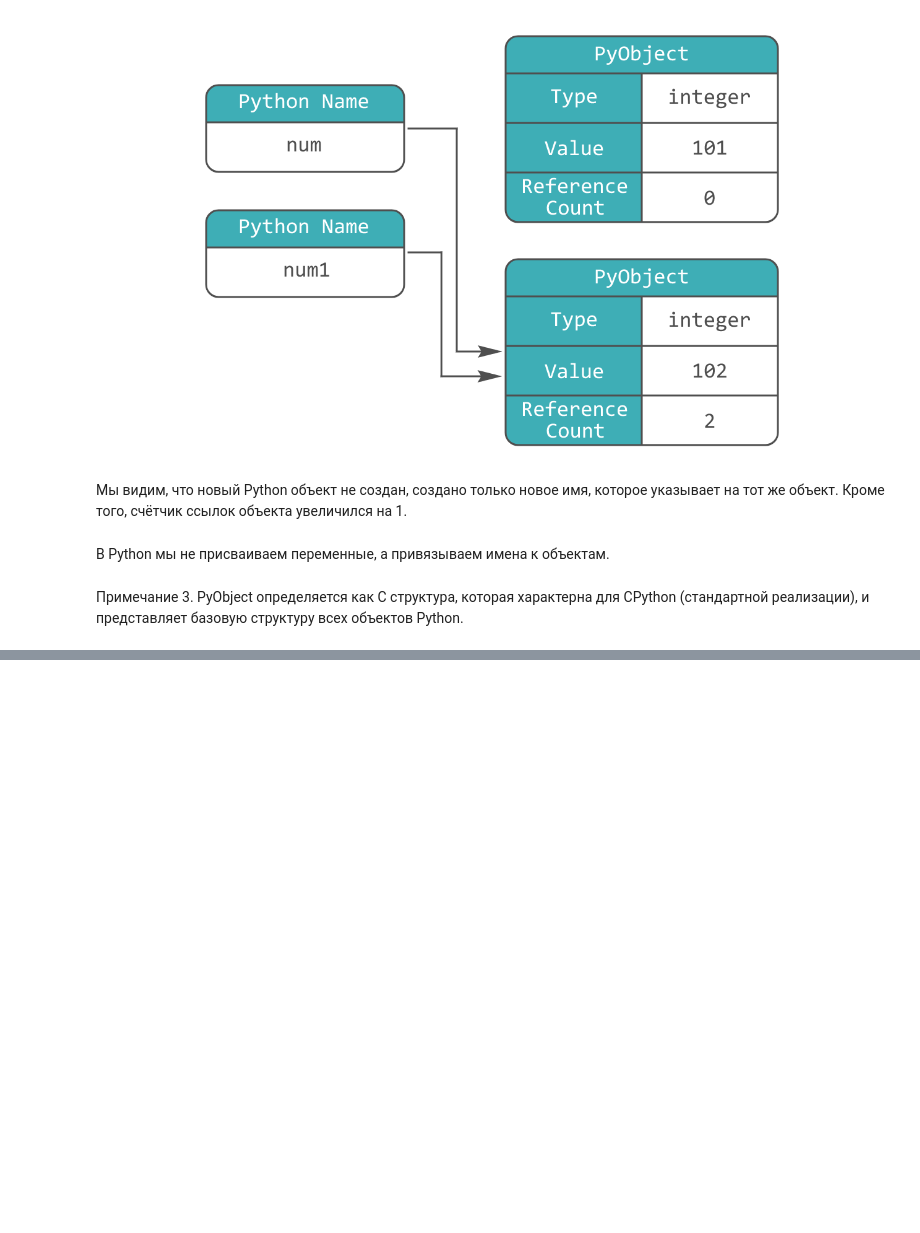
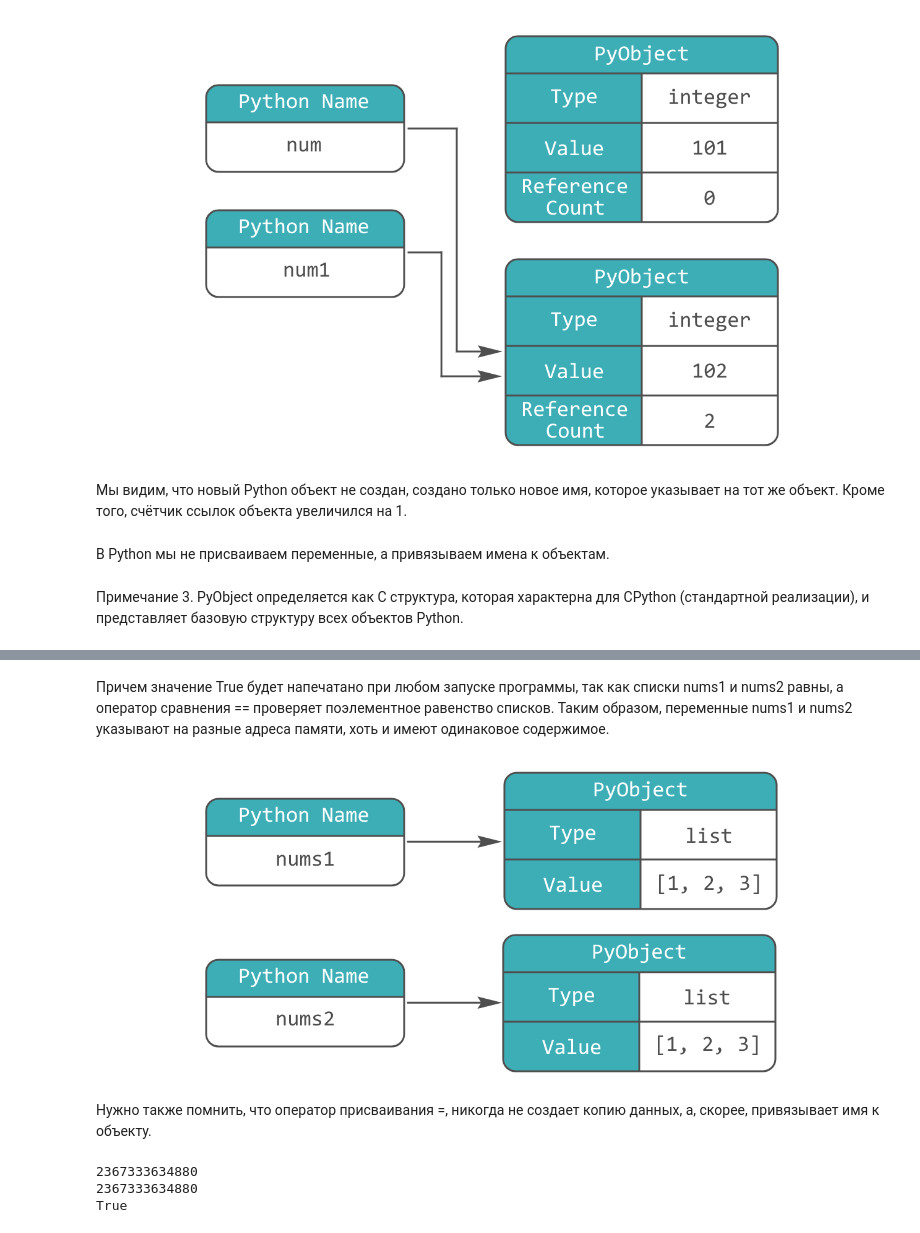
Before and after one commit to KovalenkoKonstantin/Python-Generation-a-Course-for-Professionals, a Jupyter notebook: 5/5.2 How variables work in Python.ipynb, the cells around one changed output, grey strips where cells are left out. Saved outputs shown, nothing was run; the diff lists cells and outputs as text; code cells hidden in the pictures; blank space fills up the shorter version.

```diff
--- a/5/5.2 How variables work in Python.ipynb
+++ b/5/5.2 How variables work in Python.ipynb
@@ -147,0 +186,22 @@ display(Image(filename=f'D:\\images\\{name}'))
+# %% [markdown]
+Причем значение True будет напечатано при любом запуске программы, так как списки nums1 и nums2 равны, а оператор сравнения == проверяет поэлементное равенство списков. Таким образом, переменные nums1 и nums2 указывают на разные адреса памяти, хоть и имеют одинаковое содержимое.
+# %%
+from IPython.display import Image, display
+
+name = 'Новый проект (1) (5).png'
+display(Image(filename=f'D:\\images\\{name}'))
+# %% [output]
+[figure, added]
+# %% [markdown]
+Нужно также помнить, что оператор присваивания =, никогда не создает копию данных, а, скорее, привязывает имя к объекту.
+# %%
+nums1 = [1, 2, 3]
+nums2 = nums1
+
+print(id(nums1))
+print(id(nums2))
+print(id(nums1) == id(nums2))
+# %% [output]
+2367333634880
+2367333634880
+True
```
Also changed, not shown: parts of 52 cells of this notebook, 1 other file.
